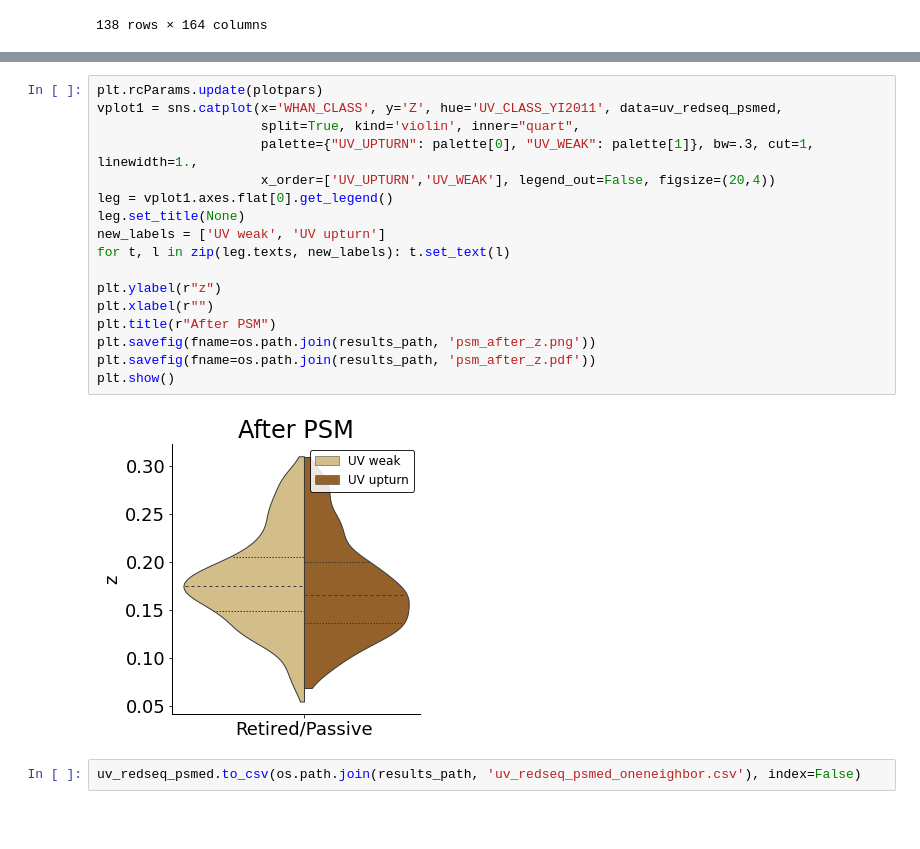
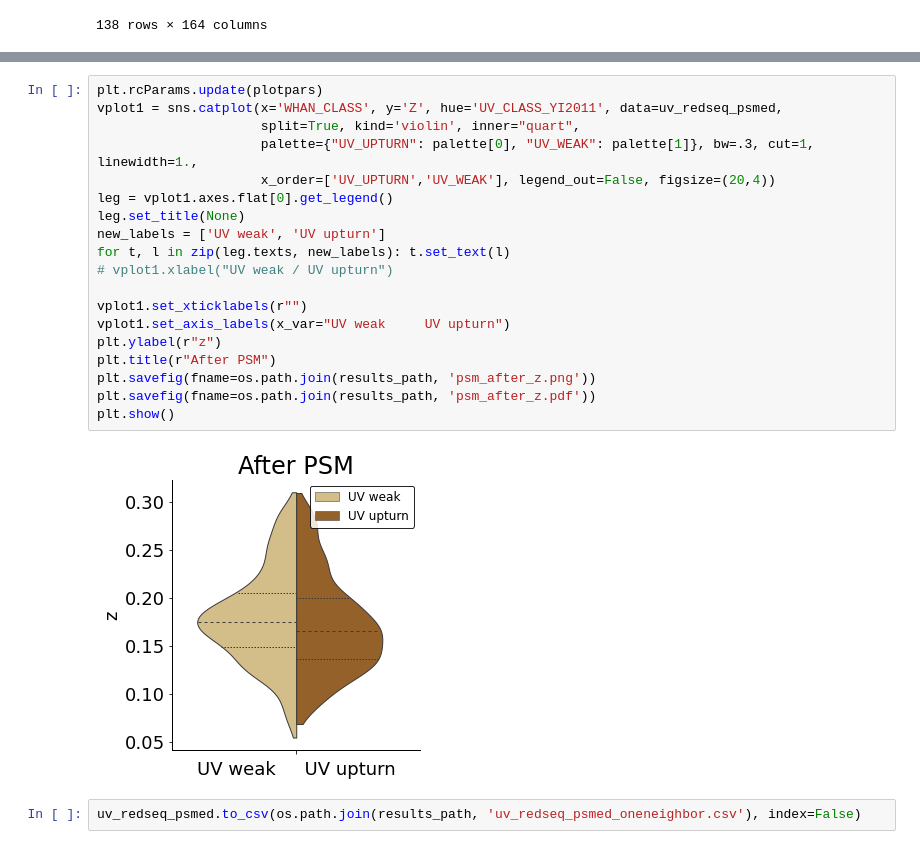
Before and after one commit to mdastro/UVupturn-RSGs, a Jupyter notebook: UV_PSM/UV PSM.ipynb, the cells around one changed output, grey strips where cells are left out. Saved outputs shown, nothing was run; the diff lists cells and outputs as text; blank space fills up the shorter version.

```diff
--- a/UV_PSM/UV PSM.ipynb
+++ b/UV_PSM/UV PSM.ipynb
@@ -413,22 +416,24 @@ plt.show()
 # %%
 plt.rcParams.update(plotpars)
 vplot1 = sns.catplot(x='WHAN_CLASS', y='Z', hue='UV_CLASS_YI2011', data=uv_redseq_psmed,
                      split=True, kind='violin', inner="quart",
                      palette={"UV_UPTURN": palette[0], "UV_WEAK": palette[1]}, bw=.3, cut=1, linewidth=1.,
                      x_order=['UV_UPTURN','UV_WEAK'], legend_out=False, figsize=(20,4))
 leg = vplot1.axes.flat[0].get_legend()
 leg.set_title(None)
 new_labels = ['UV weak', 'UV upturn']
 for t, l in zip(leg.texts, new_labels): t.set_text(l)
+# vplot1.xlabel("UV weak / UV upturn")
 
+vplot1.set_xticklabels(r"")
+vplot1.set_axis_labels(x_var="UV weak     UV upturn")
 plt.ylabel(r"z")
-plt.xlabel(r"")
 plt.title(r"After PSM")
 plt.savefig(fname=os.path.join(results_path, 'psm_after_z.png'))
 plt.savefig(fname=os.path.join(results_path, 'psm_after_z.pdf'))
 plt.show()
 # %% [output]
-[figure, old version]
+[figure, new version]
 # %%
 uv_redseq_psmed.to_csv(os.path.join(results_path, 'uv_redseq_psmed_oneneighbor.csv'), index=False)
 # %%
```
Also changed, not shown: parts of 6 cells of this notebook.
